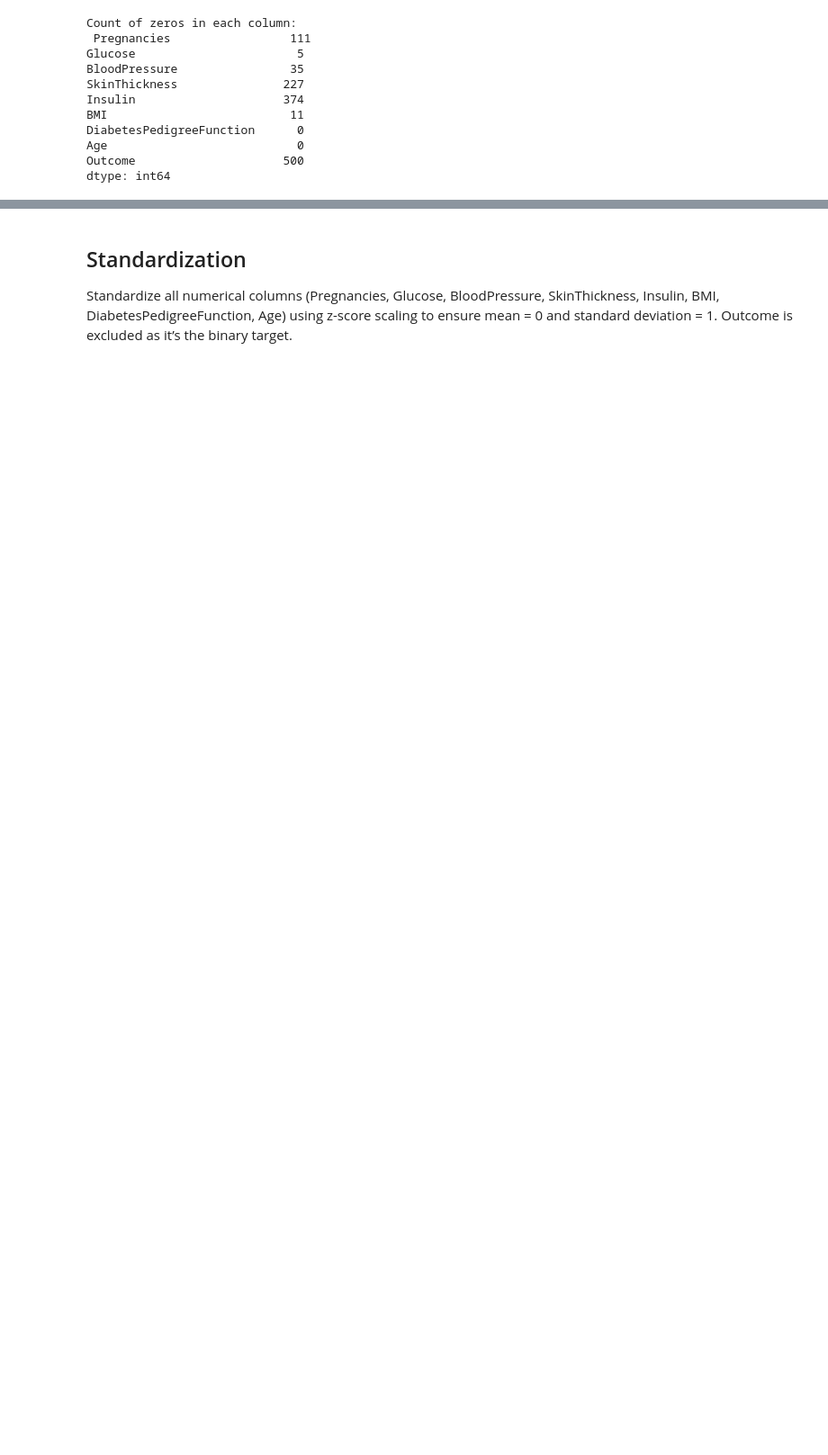
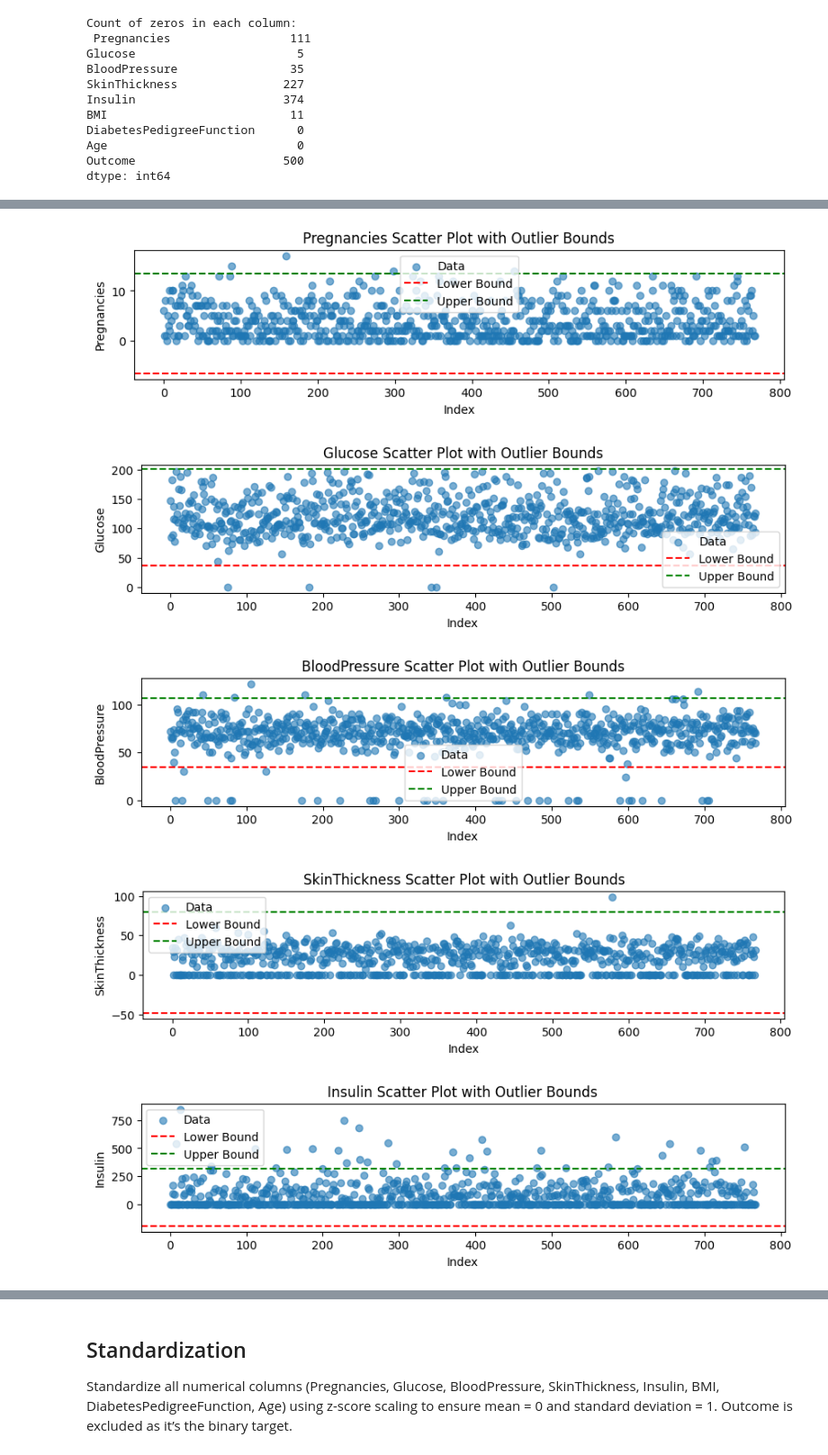
Before and after one commit to mrashutoshnigam/ai-ml-course, a Jupyter notebook: MLOps/G24AIXXXX.ipynb, the cells around one changed output, grey strips where cells are left out. Shown at 90% size. Cells and saved outputs as stored; diff of their text form; code cells hidden in the pictures; blank space fills up the shorter version.

```diff
--- a/MLOps/G24AIXXXX.ipynb
+++ b/MLOps/G24AIXXXX.ipynb
@@ -134,0 +151,23 @@ dtype: int64
+# %%
+# Visualize outliers for each numerical feature using scatter plots and IQR bounds
+for col in df.columns:
+    plt.figure(figsize=(10, 2))
+    plt.scatter(df.index, df[col], alpha=0.6, label='Data')
+    Q1 = df[col].quantile(0.25)
+    Q3 = df[col].quantile(0.75)
+    IQR = Q3 - Q1
+    lower_bound = Q1 - 1.5 * IQR
+    upper_bound = Q3 + 1.5 * IQR
+    plt.axhline(lower_bound, color='red', linestyle='--', label='Lower Bound')
+    plt.axhline(upper_bound, color='green', linestyle='--', label='Upper Bound')
+    plt.title(f'{col} Scatter Plot with Outlier Bounds')
+    plt.xlabel('Index')
+    plt.ylabel(col)
+    plt.legend()
+    plt.show()
+# %% [output]
+[figure, added]
+[figure, added]
+[figure, added]
+[figure, added]
+[figure, added]
```
Also changed, not shown: parts of 35 cells of this notebook.
